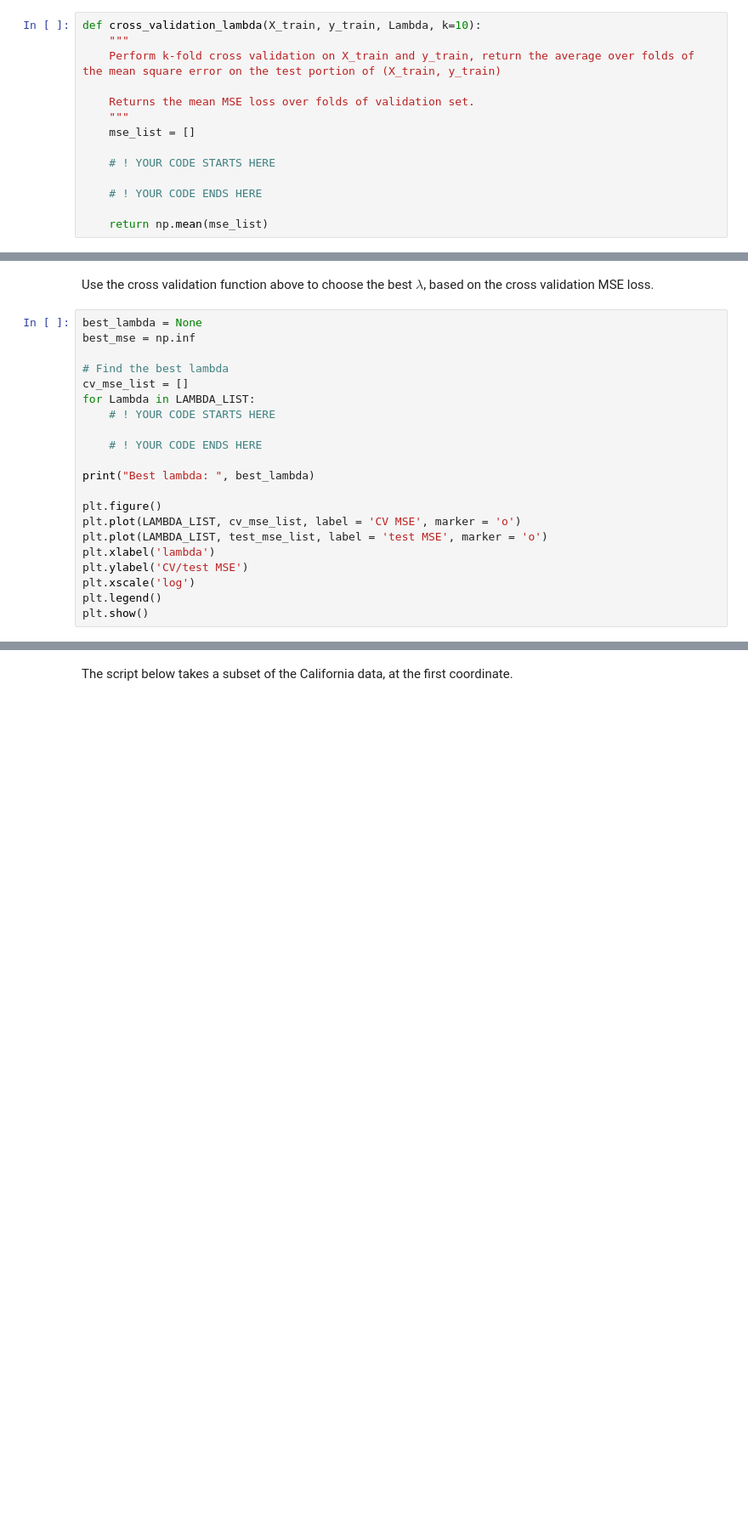
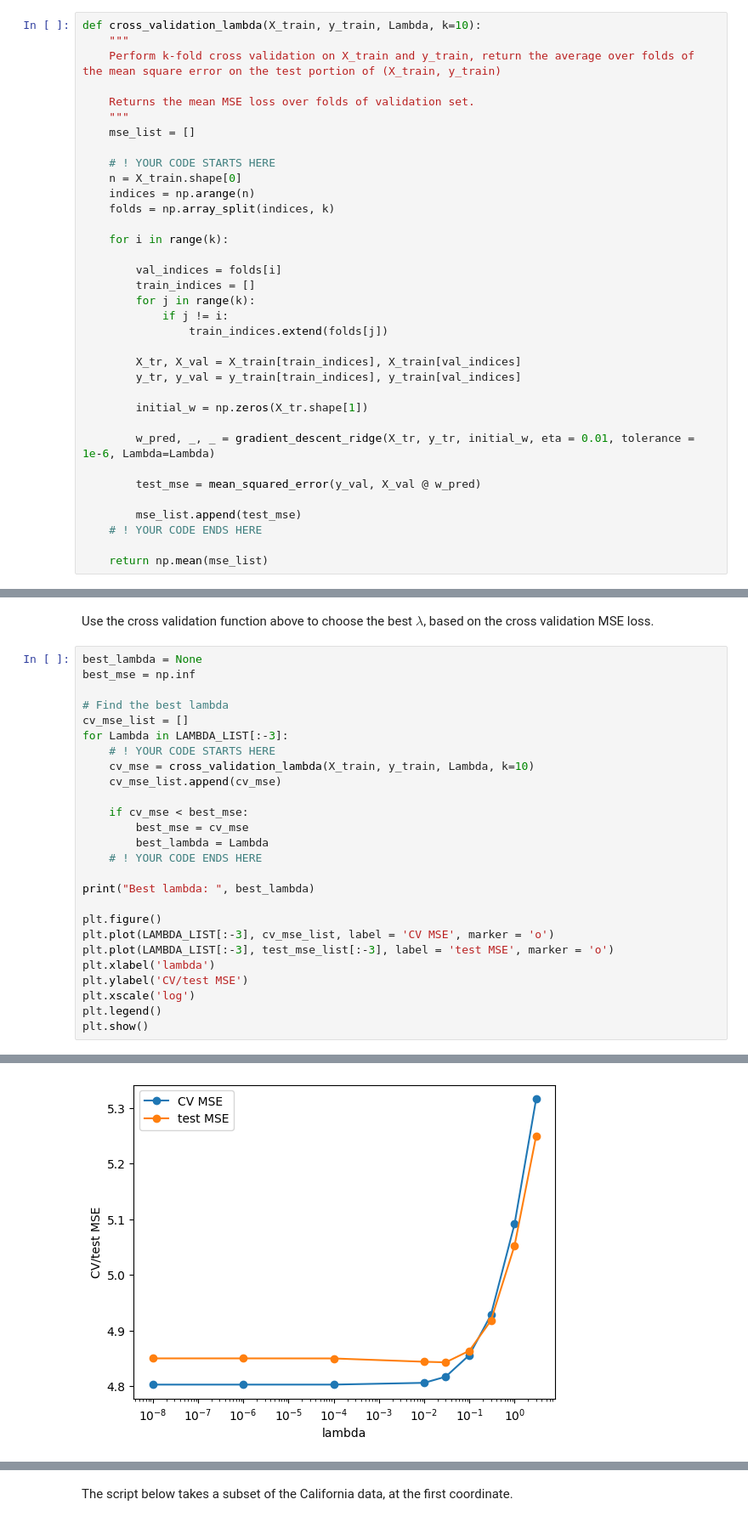
Before and after one commit to jmargie/CMSC254-ML, a Jupyter notebook: project1_regression_modelsel.ipynb, the cells around one changed output, grey strips where cells are left out. Shown at 85% size. Saved outputs shown, nothing was run; the diff lists cells and outputs as text; blank space fills up the shorter version.

```diff
--- a/project1_regression_modelsel.ipynb
+++ b/project1_regression_modelsel.ipynb
@@ -910,7 +888,28 @@ def cross_validation_lambda(X_train, y_train, Lambda, k=10):
     mse_list = []
 
     # ! YOUR CODE STARTS HERE
+    n = X_train.shape[0]
+    indices = np.arange(n)
+    folds = np.array_split(indices, k)
 
+    for i in range(k):
+
+        val_indices = folds[i]
+        train_indices = []
+        for j in range(k):
+            if j != i:
+                train_indices.extend(folds[j])
+
+        X_tr, X_val = X_train[train_indices], X_train[val_indices]
+        y_tr, y_val = y_train[train_indices], y_train[val_indices]
+
+        initial_w = np.zeros(X_tr.shape[1])
+
+        w_pred, _, _ = gradient_descent_ridge(X_tr, y_tr, initial_w, eta = 0.01, tolerance = 1e-6, Lambda=Lambda)
+
+        test_mse = mean_squared_error(y_val, X_val @ w_pred)
+
+        mse_list.append(test_mse)
     # ! YOUR CODE ENDS HERE
 
     return np.mean(mse_list)
@@ -924,18 +923,24 @@ best_mse = np.inf
 
 # Find the best lambda
 cv_mse_list = []
-for Lambda in LAMBDA_LIST:
+for Lambda in LAMBDA_LIST[:-3]:
     # ! YOUR CODE STARTS HERE
+    cv_mse = cross_validation_lambda(X_train, y_train, Lambda, k=10)
+    cv_mse_list.append(cv_mse)
 
+    if cv_mse < best_mse:
+        best_mse = cv_mse
+        best_lambda = Lambda
     # ! YOUR CODE ENDS HERE
 
 print("Best lambda: ", best_lambda)
 
 plt.figure()
-plt.plot(LAMBDA_LIST, cv_mse_list, label = 'CV MSE', marker = 'o')
-plt.plot(LAMBDA_LIST, test_mse_list, label = 'test MSE', marker = 'o')
+plt.plot(LAMBDA_LIST[:-3], cv_mse_list, label = 'CV MSE', marker = 'o')
+plt.plot(LAMBDA_LIST[:-3], test_mse_list[:-3], label = 'test MSE', marker = 'o')
 plt.xlabel('lambda')
 plt.ylabel('CV/test MSE')
 plt.xscale('log')
 plt.legend()
 plt.show()
+# %% [output]
@@ -942,3 +948,4 @@ plt.show()
+[figure, added]
 # %% [markdown]
 ### Analysis of experimental results (10pts)
 1. Suppose that we want to reserve the test set (X_test, y_test) for final evaluation purpose. In particular, it cannot be used in our model selection process. In this case, given that we only see the training set during model selection, what is the naive approach that the experimental pipeline as set up in 1B.1 can offer us to do model selection?
```
Also changed, not shown: parts of 17 cells of this notebook.
